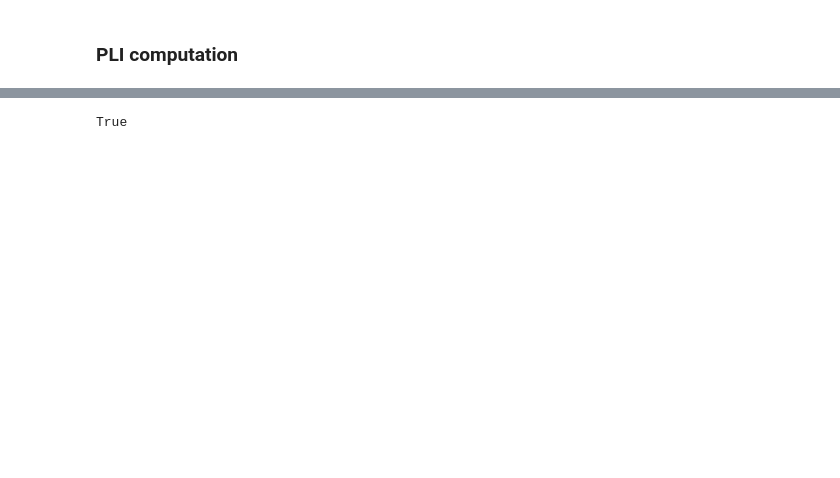
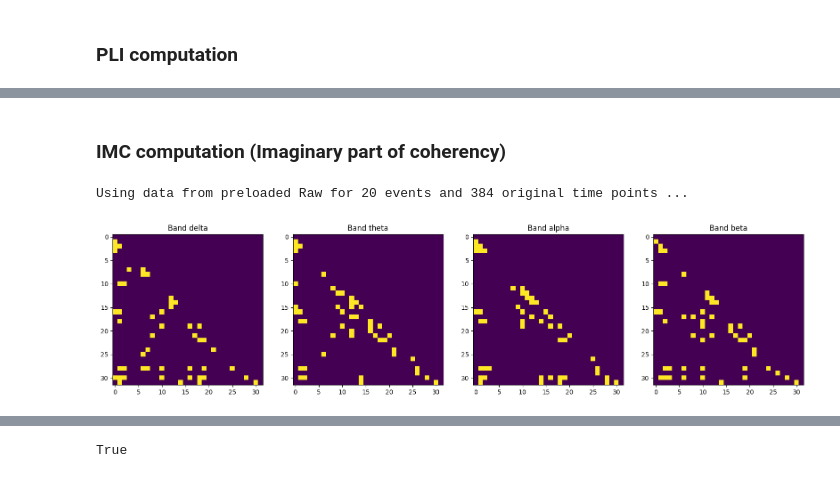
Before and after one commit to h1de0us/mer-eeg-analysis, a Jupyter notebook: connectivity/connectivity-deap.ipynb, the cells around one changed output, grey strips where cells are left out. Saved outputs shown, nothing was run; the diff lists cells and outputs as text; code cells hidden in the pictures; blank space fills up the shorter version.

```diff
--- a/connectivity/connectivity-deap.ipynb
+++ b/connectivity/connectivity-deap.ipynb
@@ -71,0 +100,11 @@ plot_graphs(con_data, n_connections=50, channel_names=channel_names)
+# %% [markdown]
+### IMC computation (Imaginary part of coherency)
+# %%
+con_imcoh = graph.compute_connectivity(method='imcoh', fmin=bands_min, fmax=bands_max)
+# %% [output]
+Using data from preloaded Raw for 20 events and 384 original time points ...
+# %%
+con_data = con_imcoh.get_data(output="dense")
+plot_connectivity_maps(con_data, n_connections=50)
+# %% [output]
+[figure, added]
```
Also changed, not shown: parts of 22 cells of this notebook, 5 other files.
